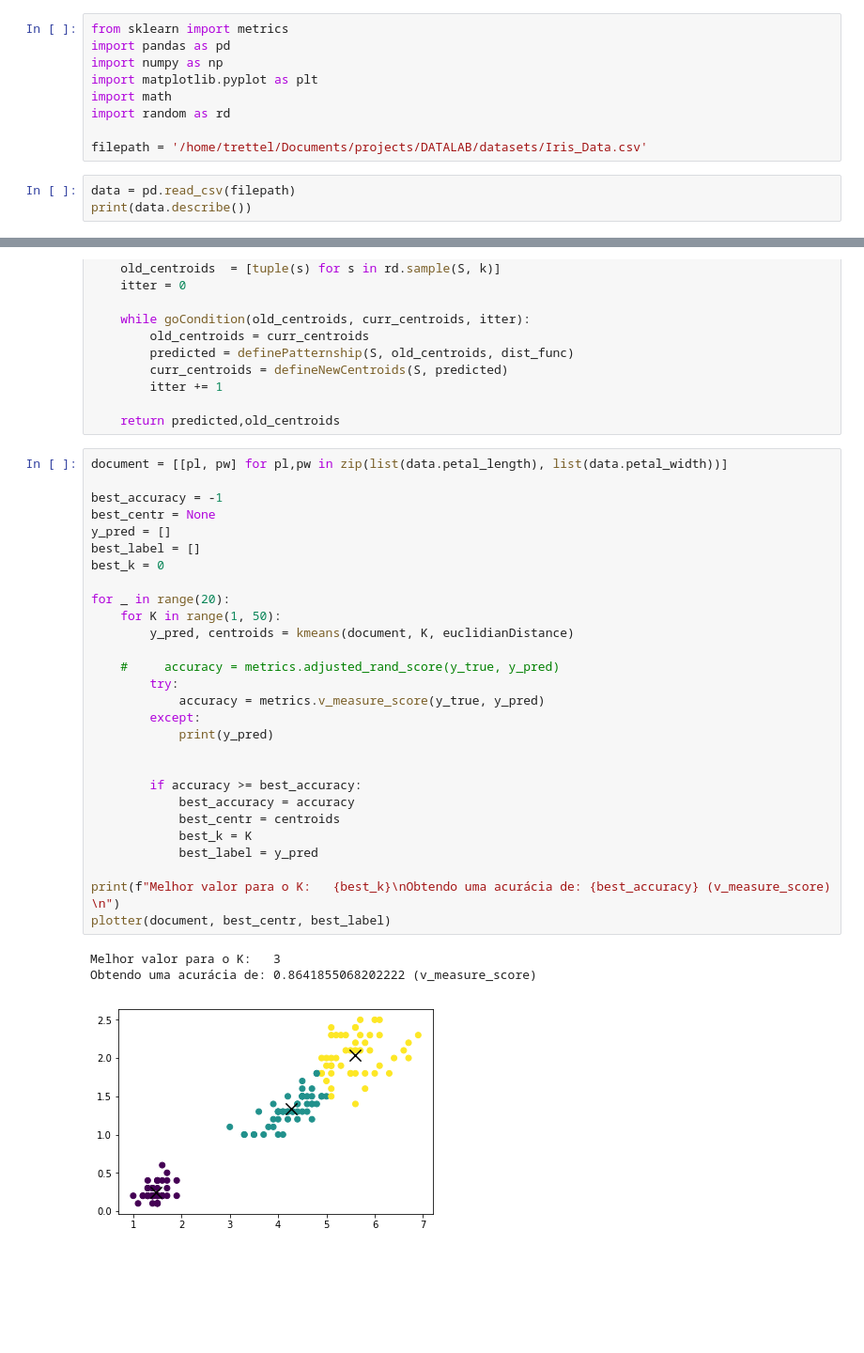
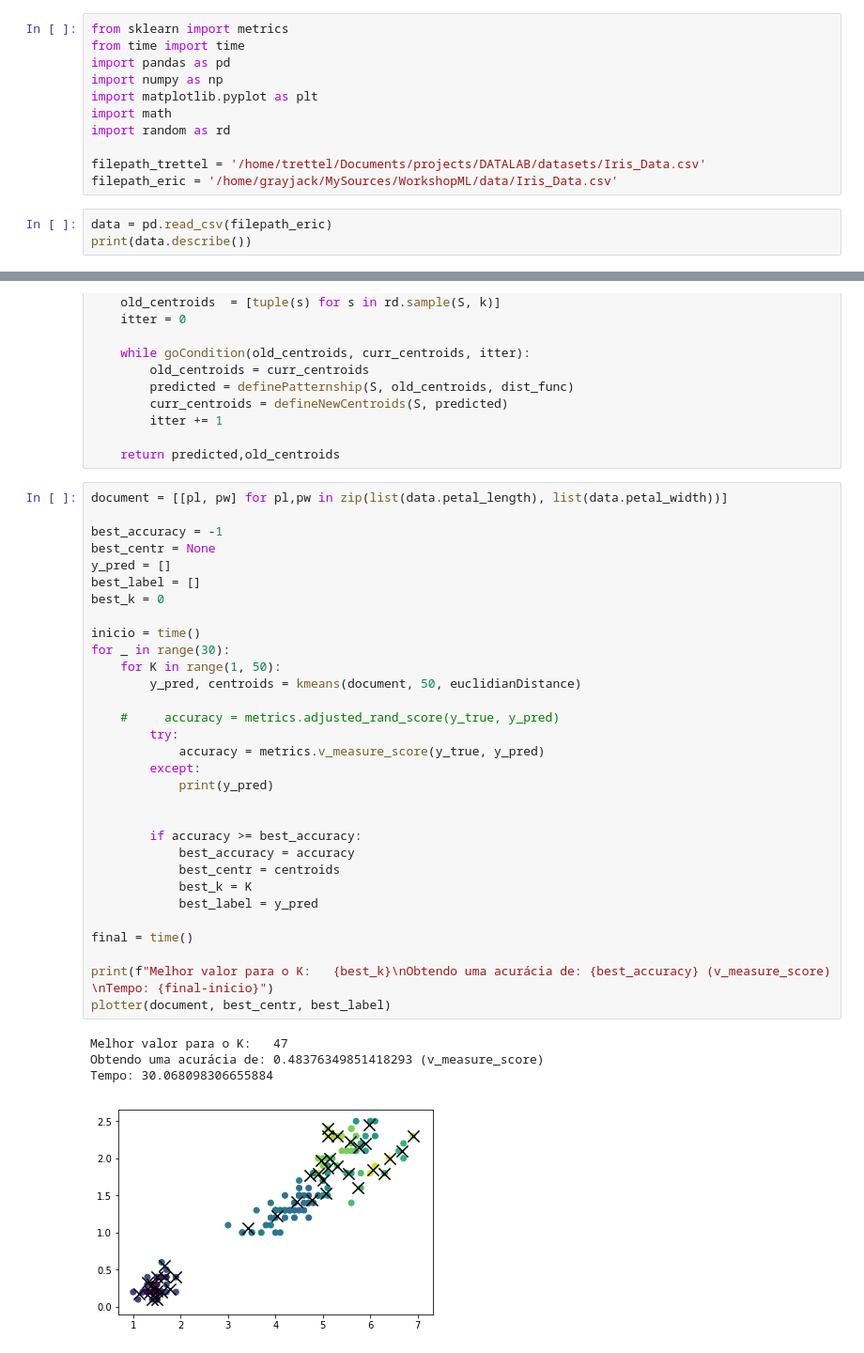
Before and after one commit to GrayJack/Bisect-K-Means, a Jupyter notebook: src/K-means-trettel.ipynb, the cells around one changed output, grey strips where cells are left out. Shown at 94% size. Saved outputs shown, nothing was run; the diff lists cells and outputs as text; blank space fills up the shorter version.

Commit message:
K-means-trettel: Added time "benchmark" for trettel implementation K-means-eric: Used trettel's heuristic for condition

```diff
--- a/src/K-means-trettel.ipynb
+++ b/src/K-means-trettel.ipynb
@@ -4,15 +4,17 @@
 A idéia deste projeto é realizar um *benchmark* dos algoritmos K-means e *bisecting K-means* nos *DataSets* Iris e HertDesies.
 # %%
 from sklearn import metrics
+from time import time
 import pandas as pd
 import numpy as np
 import matplotlib.pyplot as plt
 import math
 import random as rd
 
-filepath = '/home/trettel/Documents/projects/DATALAB/datasets/Iris_Data.csv'
+filepath_trettel = '/home/trettel/Documents/projects/DATALAB/datasets/Iris_Data.csv'
+filepath_eric = '/home/grayjack/MySources/WorkshopML/data/Iris_Data.csv'
 # %%
-data = pd.read_csv(filepath)
+data = pd.read_csv(filepath_eric)
 print(data.describe())
 # %% [output]
        sepal_length  sepal_width  petal_length  petal_width
@@ -108,32 +110,36 @@ def kmeans(S, k, dist_func):
 # %%
 document = [[pl, pw] for pl,pw in zip(list(data.petal_length), list(data.petal_width))]
 
 best_accuracy = -1
 best_centr = None
 y_pred = []
 best_label = []
 best_k = 0
 
-for _ in range(20):
+inicio = time()
+for _ in range(30):
     for K in range(1, 50):
-        y_pred, centroids = kmeans(document, K, euclidianDistance)
+        y_pred, centroids = kmeans(document, 50, euclidianDistance)
 
     #     accuracy = metrics.adjusted_rand_score(y_true, y_pred)
         try:
             accuracy = metrics.v_measure_score(y_true, y_pred)
         except:
             print(y_pred)
 
 
         if accuracy >= best_accuracy:
             best_accuracy = accuracy
             best_centr = centroids
             best_k = K
             best_label = y_pred
 
-print(f"Melhor valor para o K:   {best_k}\nObtendo uma acurácia de: {best_accuracy} (v_measure_score) \n")
+final = time()
+
+print(f"Melhor valor para o K:   {best_k}\nObtendo uma acurácia de: {best_accuracy} (v_measure_score) \nTempo: {final-inicio}")
 plotter(document, best_centr, best_label)
 # %% [output]
-Melhor valor para o K:   3
-Obtendo uma acurácia de: 0.8641855068202222 (v_measure_score)
+Melhor valor para o K:   47
+Obtendo uma acurácia de: 0.48376349851418293 (v_measure_score)
+Tempo: 30.068098306655884
-[figure, old version]
+[figure, new version]
```
Also changed, not shown: parts of 1 cell of this notebook, 1 other file.
